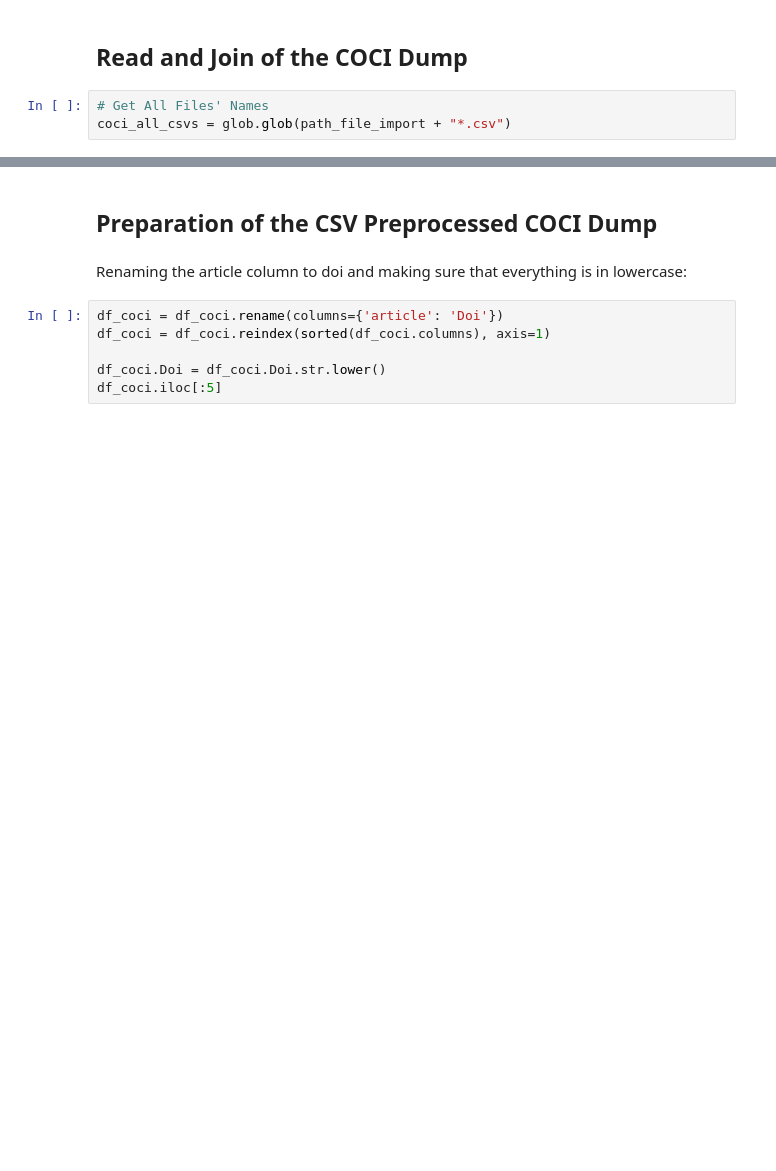
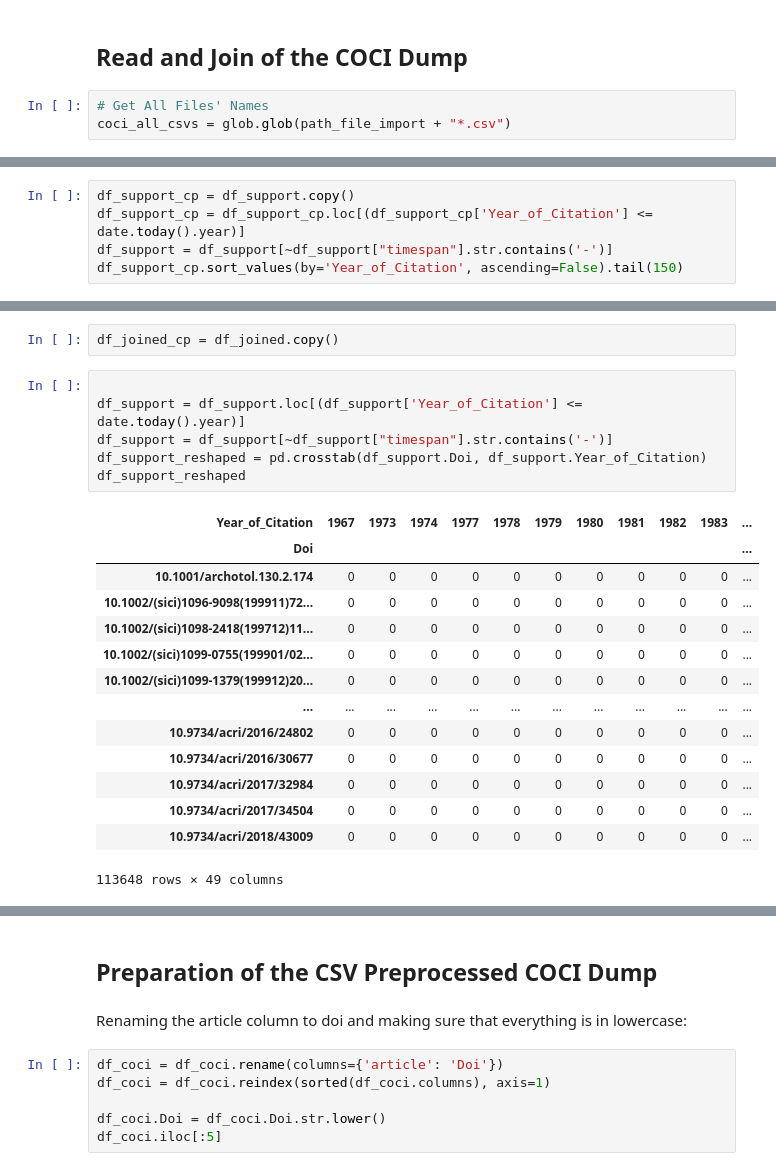
Before and after one commit to MarcoTerzulli/conftur_terzulli, a Jupyter notebook: Dataset Creation Pipeline/3 - Citation and Conference Data Join/3 - DBLP + MAG Join with COCI RAW for By Year Citations.ipynb, the cells around one changed output, grey strips where cells are left out. Cells and saved outputs as stored; diff of their text form; blank space fills up the shorter version.

```diff
--- a/Dataset Creation Pipeline/3 - Citation and Conference Data Join/3 - DBLP + MAG Join with COCI RAW for By Year Citations.ipynb
+++ b/Dataset Creation Pipeline/3 - Citation and Conference Data Join/3 - DBLP + MAG Join with COCI RAW for By Year Citations.ipynb
@@ -190,0 +188,5 @@ Currently processing CSV 0: /Users/marcoterzulli/File/Scuola Local/Magistrale/Ma
+# %%
+df_support_cp = df_support.copy()
+df_support_cp = df_support_cp.loc[(df_support_cp['Year_of_Citation'] <= date.today().year)]
+df_support = df_support[~df_support["timespan"].str.contains('-')]
+df_support_cp.sort_values(by='Year_of_Citation', ascending=False).tail(150)
@@ -190,0 +224,23 @@ Currently processing CSV 0: /Users/marcoterzulli/File/Scuola Local/Magistrale/Ma
+# %%
+df_joined_cp = df_joined.copy()
+# %%
+
+df_support = df_support.loc[(df_support['Year_of_Citation'] <= date.today().year)]
+df_support = df_support[~df_support["timespan"].str.contains('-')]
+df_support_reshaped = pd.crosstab(df_support.Doi, df_support.Year_of_Citation)
+df_support_reshaped
+# %% [output]
+| Year_of_Citation | 1967 | 1973 | 1974 | 1977 | 1978 | 1979 | 1980 | 1981 | 1982 | 1983 | ... |
+| Doi |  |  |  |  |  |  |  |  |  |  | ... |
+| 10.1001/archotol.130.2.174 | 0 | 0 | 0 | 0 | 0 | 0 | 0 | 0 | 0 | 0 | ... |
+| 10.1002/(sici)1096-9098(199911)72... | 0 | 0 | 0 | 0 | 0 | 0 | 0 | 0 | 0 | 0 | ... |
+| 10.1002/(sici)1098-2418(199712)11... | 0 | 0 | 0 | 0 | 0 | 0 | 0 | 0 | 0 | 0 | ... |
+| 10.1002/(sici)1099-0755(199901/02... | 0 | 0 | 0 | 0 | 0 | 0 | 0 | 0 | 0 | 0 | ... |
+| 10.1002/(sici)1099-1379(199912)20... | 0 | 0 | 0 | 0 | 0 | 0 | 0 | 0 | 0 | 0 | ... |
+| ... | ... | ... | ... | ... | ... | ... | ... | ... | ... | ... | ... |
+| 10.9734/acri/2016/24802 | 0 | 0 | 0 | 0 | 0 | 0 | 0 | 0 | 0 | 0 | ... |
+| 10.9734/acri/2016/30677 | 0 | 0 | 0 | 0 | 0 | 0 | 0 | 0 | 0 | 0 | ... |
+| 10.9734/acri/2017/32984 | 0 | 0 | 0 | 0 | 0 | 0 | 0 | 0 | 0 | 0 | ... |
+| 10.9734/acri/2017/34504 | 0 | 0 | 0 | 0 | 0 | 0 | 0 | 0 | 0 | 0 | ... |
+| 10.9734/acri/2018/43009 | 0 | 0 | 0 | 0 | 0 | 0 | 0 | 0 | 0 | 0 | ... |
+113648 rows × 49 columns
```
Also changed, not shown: parts of 29 cells of this notebook.
